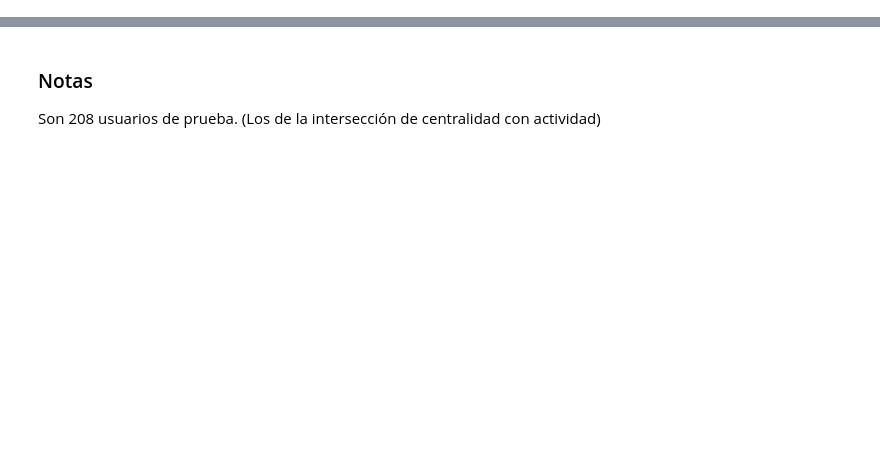
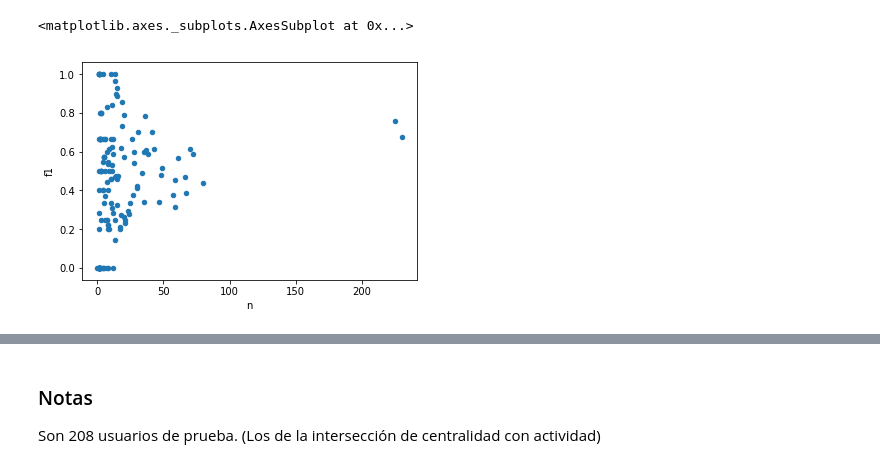
Before and after one commit to emeriles/sna-famaf, a Jupyter notebook: notebook/Process scores 1 user model (con reciclaje de tweets).ipynb, the cells around one changed output, grey strips where cells are left out. Saved outputs shown, nothing was run; the diff lists cells and outputs as text; code cells hidden in the pictures; blank space fills up the shorter version.

```diff
--- a/notebook/Process scores 1 user model (con reciclaje de tweets).ipynb
+++ b/notebook/Process scores 1 user model (con reciclaje de tweets).ipynb
@@ -16,4 +18,16 @@ def torreja(fname):
     plt.plot(v)
+# %%
+with open(SCORES_FOLDER_1_ + '/f1s_testv_svc.json', 'r') as f:
+    f1s = json.load(f)
+with open(SCORES_FOLDER_1_ + '/pos_cases_testv_svc.json', 'r') as f:
+    pcs = json.load(f)
+
+rows = [{"f1": f1s[u_id], "n": pcs[u_id]} for u_id in f1s.keys()]
+df = pd.DataFrame(rows)
+df.plot.scatter("n","f1")
+# %% [output]
+<matplotlib.axes._subplots.AxesSubplot at 0x...>
+[figure, added]
 # %%
 torreja('/f1s_valid_svc.json')
 # %% [output]
```
Also changed, not shown: parts of 5 cells of this notebook.
